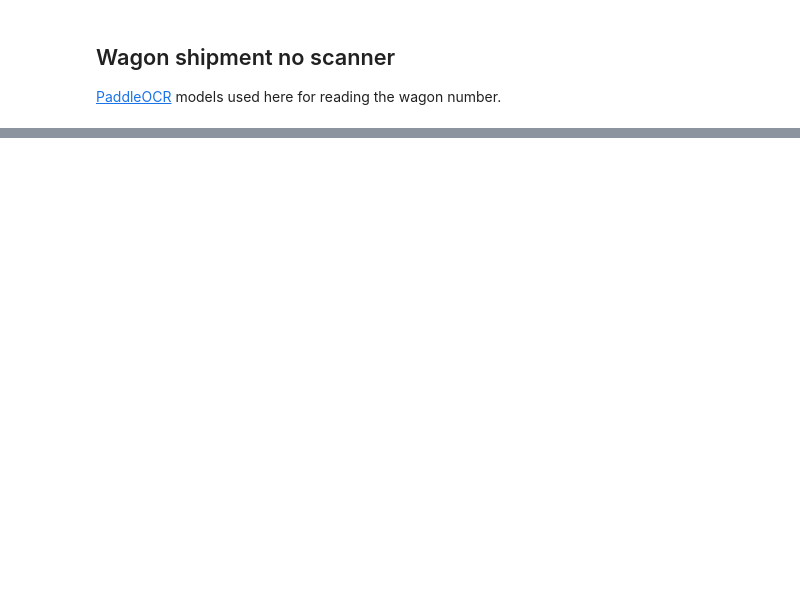
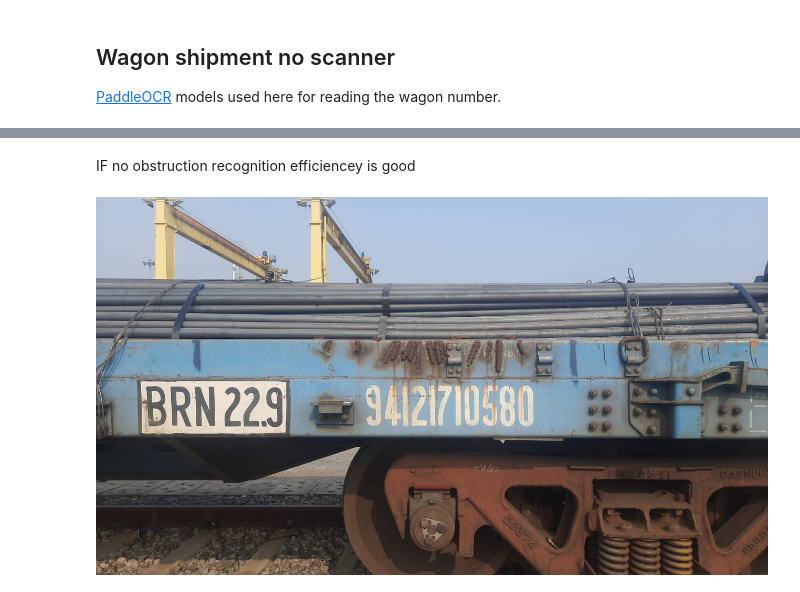
Before and after one commit to mldurga/projects, a Jupyter notebook: wagon_shipment_reader.ipynb, the cells around one changed output, grey strips where cells are left out. Cells and saved outputs as stored; diff of their text form; code cells hidden in the pictures; blank space fills up the shorter version.

```diff
--- a/wagon_shipment_reader.ipynb
+++ b/wagon_shipment_reader.ipynb
@@ -51,0 +83,6 @@ predict('/content/images.jpg')
+# %% [markdown]
+IF no obstruction recognition efficiencey is good
+# %%
+Image.open('/content/147801703-452cc054-98c2-40e4-9585-5b356c5ccb5f.jpeg')
+# %% [output]
+[figure, added]
```
Also changed, not shown: parts of 12 cells of this notebook.
